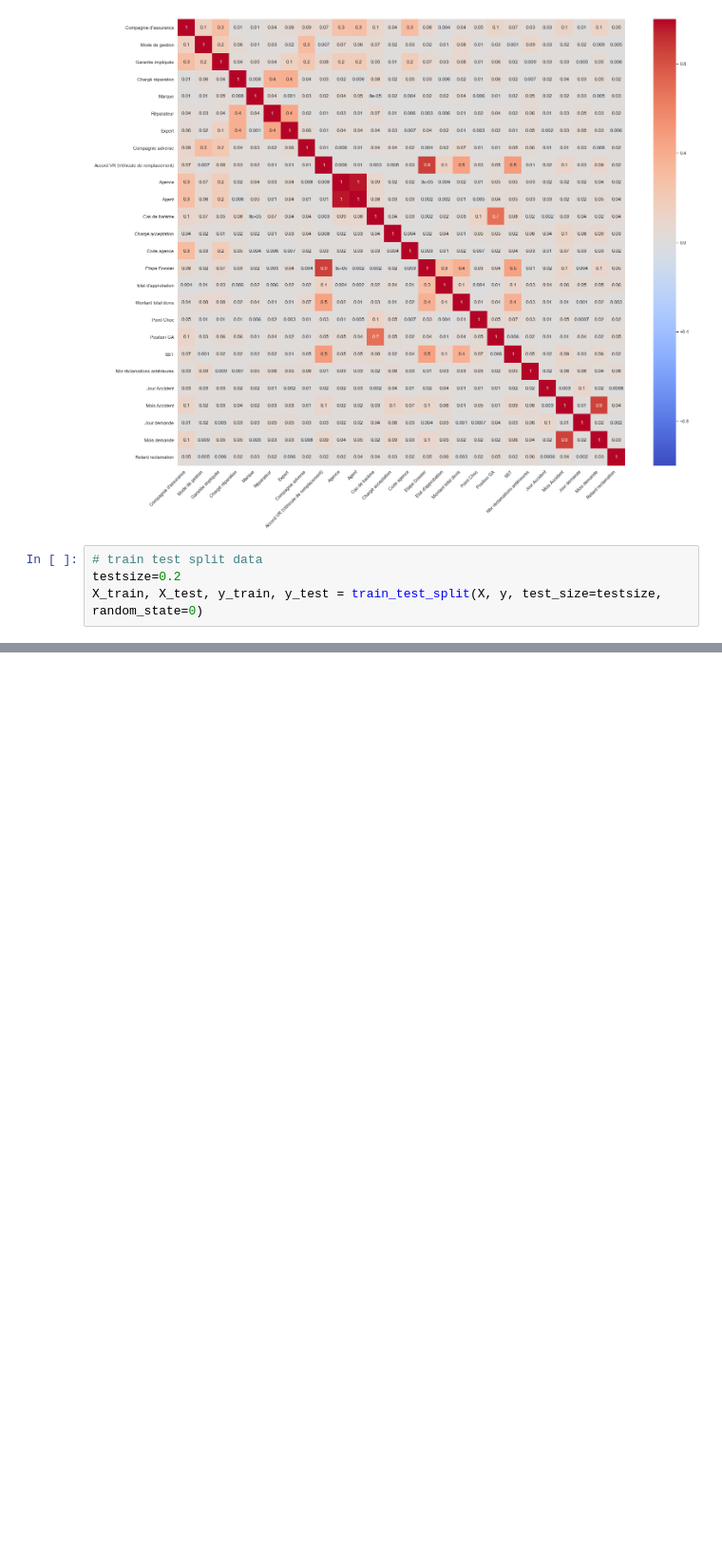
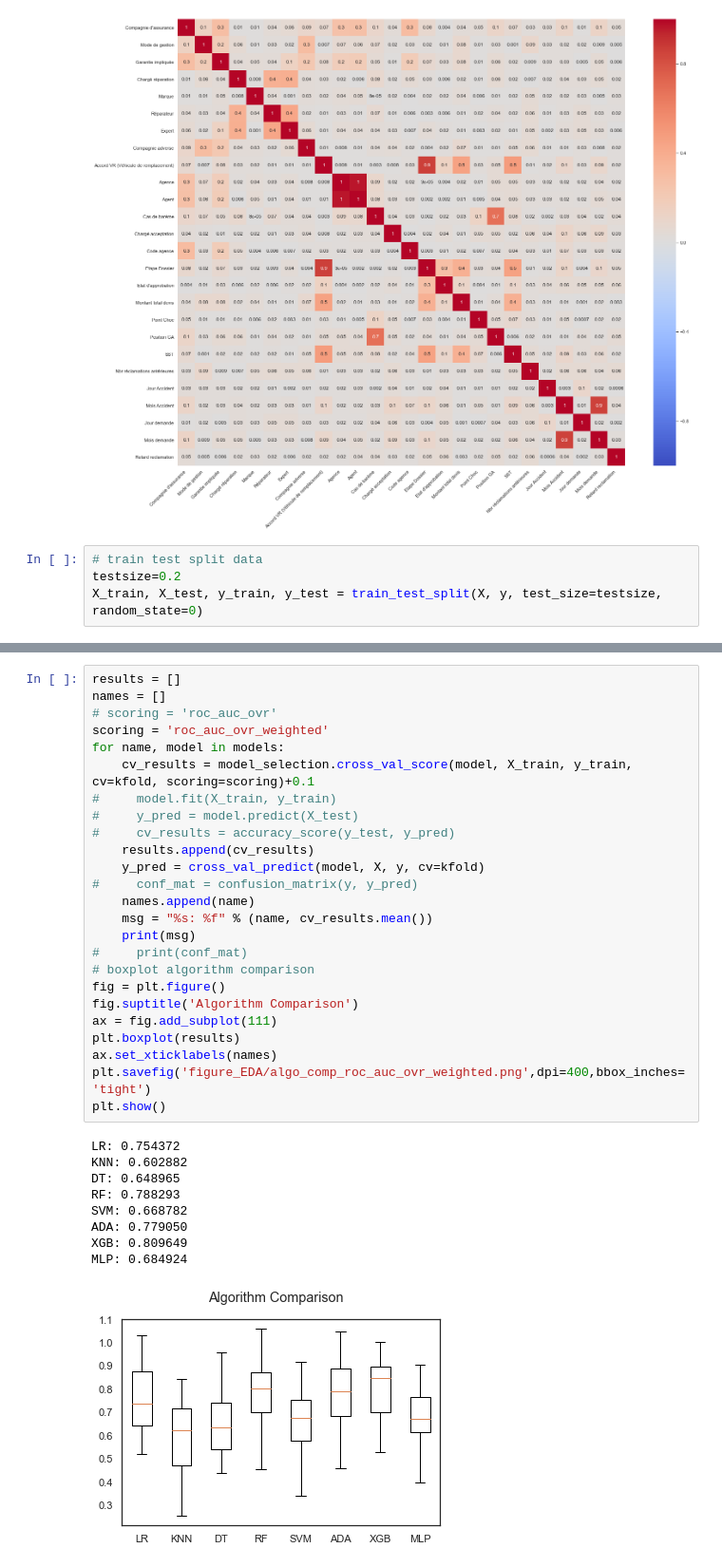
Before and after one commit to gharbi-wissal/PEC-fraud-detection, a Jupyter notebook: modeling/PEC modelisation-comparaison-algorithme.ipynb, the cells around one changed output, grey strips where cells are left out. Shown at 95% size. Cells and saved outputs as stored; diff of their text form; blank space fills up the shorter version.

```diff
--- a/modeling/PEC modelisation-comparaison-algorithme.ipynb
+++ b/modeling/PEC modelisation-comparaison-algorithme.ipynb
@@ -244,3 +235,38 @@ MLP: 0.728566
+# %%
+results = []
+names = []
+# scoring = 'roc_auc_ovr'
+scoring = 'roc_auc_ovr_weighted'
+for name, model in models:
+    cv_results = model_selection.cross_val_score(model, X_train, y_train, cv=kfold, scoring=scoring)+0.1
+#     model.fit(X_train, y_train)
+#     y_pred = model.predict(X_test)
+#     cv_results = accuracy_score(y_test, y_pred)
+    results.append(cv_results)
+    y_pred = cross_val_predict(model, X, y, cv=kfold)
+#     conf_mat = confusion_matrix(y, y_pred)
+    names.append(name)
+    msg = "%s: %f" % (name, cv_results.mean())
+    print(msg)
+#     print(conf_mat)
+# boxplot algorithm comparison
+fig = plt.figure()
+fig.suptitle('Algorithm Comparison')
+ax = fig.add_subplot(111)
+plt.boxplot(results)
+ax.set_xticklabels(names)
+plt.savefig('figure_EDA/algo_comp_roc_auc_ovr_weighted.png',dpi=400,bbox_inches='tight')
+plt.show()
+# %% [output]
+LR: 0.754372
+KNN: 0.602882
+DT: 0.648965
+RF: 0.788293
+SVM: 0.668782
+ADA: 0.779050
+XGB: 0.809649
+MLP: 0.684924
+[figure, added]
 # %%
 results = []
 names = []
```
Also changed, not shown: parts of 5 cells of this notebook, 16 other files.
